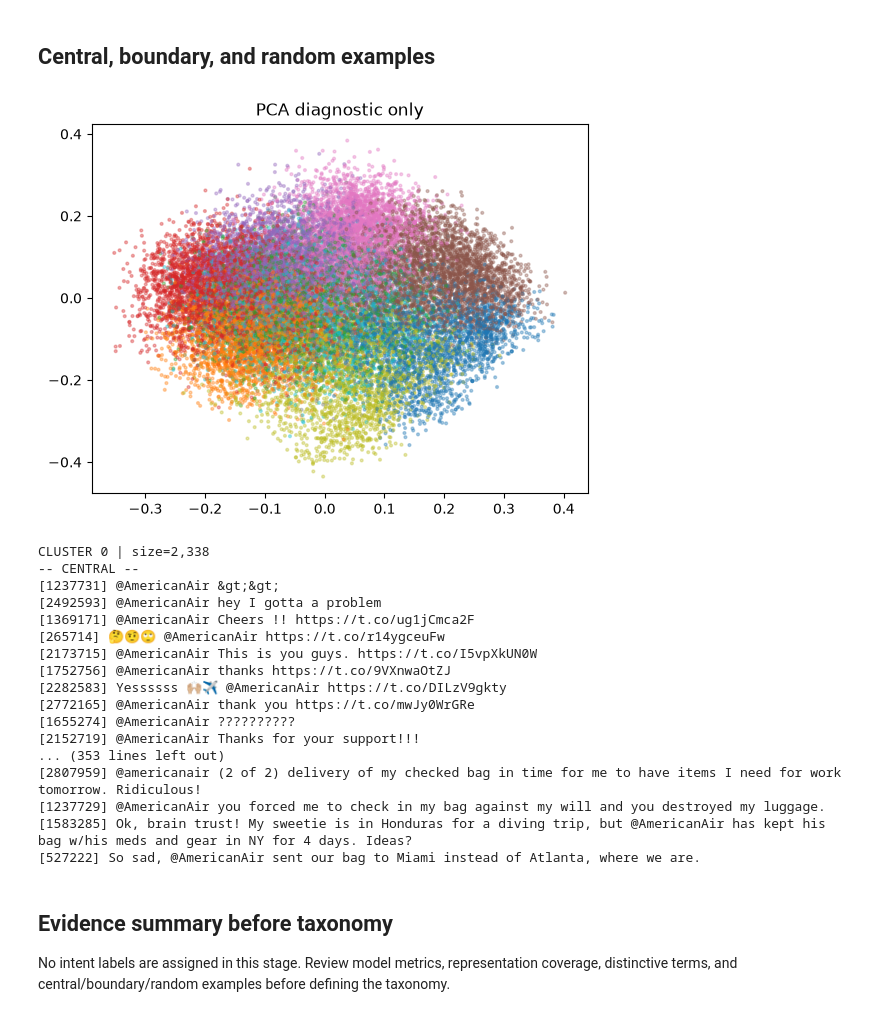
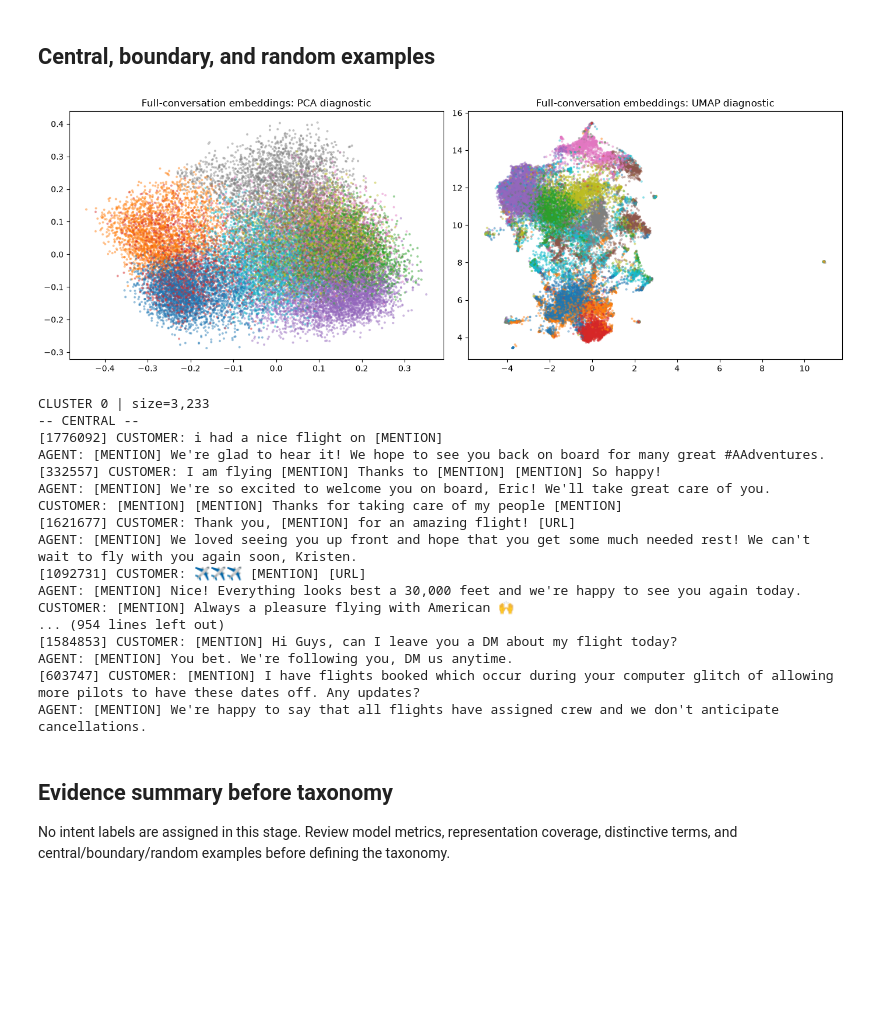
Before and after one commit to PR-HARIHARAN/customer_support_agent, a Jupyter notebook: notebooks/004_intent_discovery.ipynb, the cells around one changed output. Saved outputs shown, nothing was run; the diff lists cells and outputs as text; code cells hidden in the pictures; blank space fills up the shorter version.

Commit message:
Feat:Build a intent with evidence and generated embeddings

```diff
--- a/notebooks/004_intent_discovery.ipynb
+++ b/notebooks/004_intent_discovery.ipynb
@@ -225,34 +317,56 @@ Low scores indicate overlapping language and/or insufficient opening context, no
 # %%
 SELECTED_K = 10
 labels = kmeans_labels[SELECTED_K]
 pca_2d = PCA(2, random_state=SEED).fit_transform(normalized)
-plt.scatter(pca_2d[:, 0], pca_2d[:, 1], c=labels, s=4, alpha=.35, cmap='tab10'); plt.title('PCA diagnostic only'); plt.show()
+fig, axes = plt.subplots(1, 2, figsize=(14, 5))
+axes[0].scatter(pca_2d[:, 0], pca_2d[:, 1], c=labels, s=4, alpha=0.35, cmap="tab10")
+axes[0].set_title("Full-conversation embeddings: PCA diagnostic")
+axes[1].scatter(umap2[:, 0], umap2[:, 1], c=labels, s=4, alpha=0.35, cmap="tab10")
+axes[1].set_title("Full-conversation embeddings: UMAP diagnostic")
+plt.tight_layout()
+plt.show()
+
+
 def inspect_cluster(cluster_id, limit=10):
-    indices = np.where(labels == cluster_id)[0]; center = normalized[indices].mean(0); center /= max(np.linalg.norm(center), 1e-12); distances = 1 - normalized[indices] @ center; order = np.argsort(distances)
-    print(f'\nCLUSTER {cluster_id} | size={len(indices):,}')
-    for title, chosen in [('CENTRAL', order[:limit]), ('BOUNDARY', order[-limit:]), ('RANDOM', np.random.default_rng(SEED).choice(len(indices), min(limit, len(indices)), replace=False))]:
-        print('--', title, '--')
-        for position in chosen: print(f'[{opening_ids[indices[position]]}] {opening_texts[indices[position]]}')
-for cluster_id in range(SELECTED_K): inspect_cluster(cluster_id)
+    indices = np.where(labels == cluster_id)[0]
+    center = normalized[indices].mean(0)
+    center /= max(np.linalg.norm(center), 1e-12)
+    distances = 1 - normalized[indices] @ center
+    order = np.argsort(distances)
+    print(f"\nCLUSTER {cluster_id} | size={len(indices):,}")
+    choices = [
+        ("CENTRAL", order[:limit]),
+        ("BOUNDARY", order[-limit:]),
+        ("RANDOM", np.random.default_rng(SEED).choice(len(indices), min(limit, len(indices)), replace=False)),
+    ]
+    for title, chosen in choices:
+        print(f"-- {title} --")
+        for position in chosen:
+            index = indices[position]
+            print(f"[{conversation_ids[index]}] {full_texts[index]}")
+
+
+for cluster_id in range(SELECTED_K):
+    inspect_cluster(cluster_id)
 # %% [output]
-[figure, old version]
+[figure, new version]
-CLUSTER 0 | size=2,338
+CLUSTER 0 | size=3,233
 -- CENTRAL --
-[1237731] @AmericanAir &gt;&gt;
-[2492593] @AmericanAir hey I gotta a problem
-[1369171] @AmericanAir Cheers !! https://t.co/ug1jCmca2F
-[265714] 🤔🤨🙄 @AmericanAir https://t.co/r14ygceuFw
-[2173715] @AmericanAir This is you guys. https://t.co/I5vpXkUN0W
-[1752756] @AmericanAir thanks https://t.co/9VXnwaOtZJ
-[2282583] Yessssss 🙌🏼✈️ @AmericanAir https://t.co/DILzV9gkty
-[2772165] @AmericanAir thank you https://t.co/mwJy0WrGRe
-[1655274] @AmericanAir ??????????
-[2152719] @AmericanAir Thanks for your support!!!
-... (353 lines left out)
-[2807959] @americanair (2 of 2) delivery of my checked bag in time for me to have items I need for work tomorrow. Ridiculous!
-[1237729] @AmericanAir you forced me to check in my bag against my will and you destroyed my luggage.
-[1583285] Ok, brain trust! My sweetie is in Honduras for a diving trip, but @AmericanAir has kept his bag w/his meds and gear in NY for 4 days. Ideas?
-[527222] So sad, @AmericanAir sent our bag to Miami instead of Atlanta, where we are.
+[1776092] CUSTOMER: i had a nice flight on [MENTION]
+AGENT: [MENTION] We're glad to hear it! We hope to see you back on board for many great #AAdventures.
+[332557] CUSTOMER: I am flying [MENTION] Thanks to [MENTION] [MENTION] So happy!
+AGENT: [MENTION] We're so excited to welcome you on board, Eric! We'll take great care of you.
+CUSTOMER: [MENTION] [MENTION] Thanks for taking care of my people [MENTION]
+[1621677] CUSTOMER: Thank you, [MENTION] for an amazing flight! [URL]
+AGENT: [MENTION] We loved seeing you up front and hope that you get some much needed rest! We can't wait to fly with you again soon, Kristen.
+[1092731] CUSTOMER: ✈️✈️✈️ [MENTION] [URL]
+AGENT: [MENTION] Nice! Everything looks best a 30,000 feet and we're happy to see you again today.
+CUSTOMER: [MENTION] Always a pleasure flying with American 🙌
+... (954 lines left out)
+[1584853] CUSTOMER: [MENTION] Hi Guys, can I leave you a DM about my flight today?
+AGENT: [MENTION] You bet. We're following you, DM us anytime.
+[603747] CUSTOMER: [MENTION] I have flights booked which occur during your computer glitch of allowing more pilots to have these dates off. Any updates?
+AGENT: [MENTION] We're happy to say that all flights have assigned crew and we don't anticipate cancellations.
 # %% [markdown]
 ## Evidence summary before taxonomy
 
```
Also changed, not shown: parts of 7 cells of this notebook, 8 other files.
